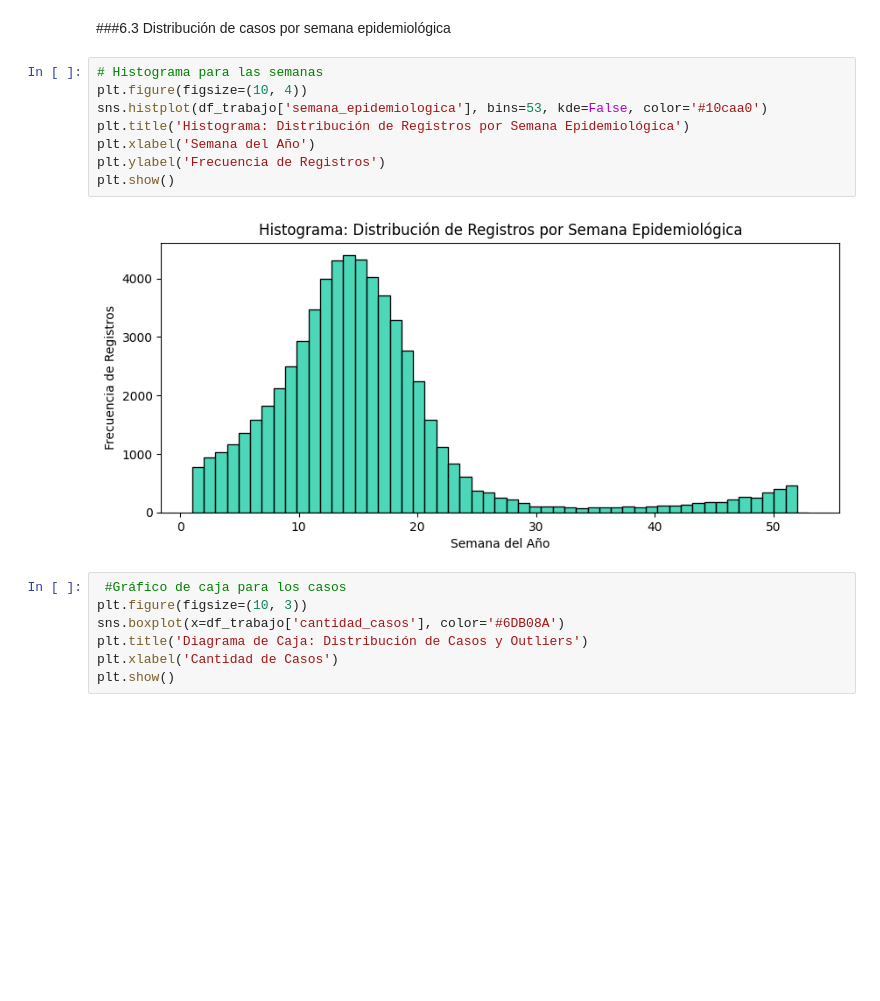
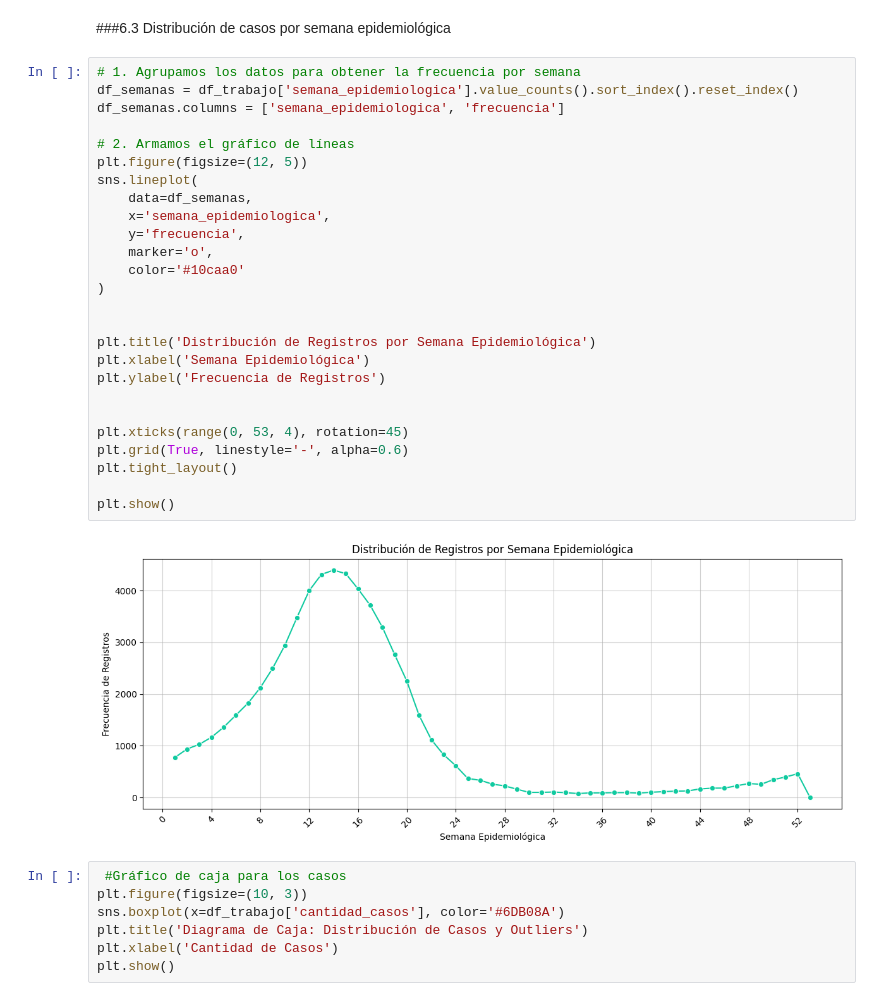
Before and after one commit to RocioDure12/ANALISIS_DENGUE_ARG, a Jupyter notebook: TPI_FINAL_DENGUE.ipynb, the cells around one changed output. Drawn from its saved outputs; the diff is of its cells as text; blank space fills up the shorter version.

```diff
--- a/TPI_FINAL_DENGUE.ipynb
+++ b/TPI_FINAL_DENGUE.ipynb
@@ -923,16 +950,34 @@ plt.show()
 [figure]
 # %% [markdown]
 ###6.3 Distribución de casos por semana epidemiológica
-# %%
-# Histograma para las semanas
-plt.figure(figsize=(10, 4))
-sns.histplot(df_trabajo['semana_epidemiologica'], bins=53, kde=False, color='#10caa0')
-plt.title('Histograma: Distribución de Registros por Semana Epidemiológica')
-plt.xlabel('Semana del Año')
-plt.ylabel('Frecuencia de Registros')
-plt.show()
-# %% [output]
-[figure, removed]
+# %%
+# 1. Agrupamos los datos para obtener la frecuencia por semana
+df_semanas = df_trabajo['semana_epidemiologica'].value_counts().sort_index().reset_index()
+df_semanas.columns = ['semana_epidemiologica', 'frecuencia']
+
+# 2. Armamos el gráfico de líneas
+plt.figure(figsize=(12, 5))
+sns.lineplot(
+    data=df_semanas,
+    x='semana_epidemiologica',
+    y='frecuencia',
+    marker='o',
+    color='#10caa0'
+)
+
+
+plt.title('Distribución de Registros por Semana Epidemiológica')
+plt.xlabel('Semana Epidemiológica')
+plt.ylabel('Frecuencia de Registros')
+
+
+plt.xticks(range(0, 53, 4), rotation=45)
+plt.grid(True, linestyle='-', alpha=0.6)
+plt.tight_layout()
+
+plt.show()
+# %% [output]
+[figure, added]
 # %%
  #Gráfico de caja para los casos
 plt.figure(figsize=(10, 3))
```
Also changed, not shown: parts of 2 cells of this notebook.
